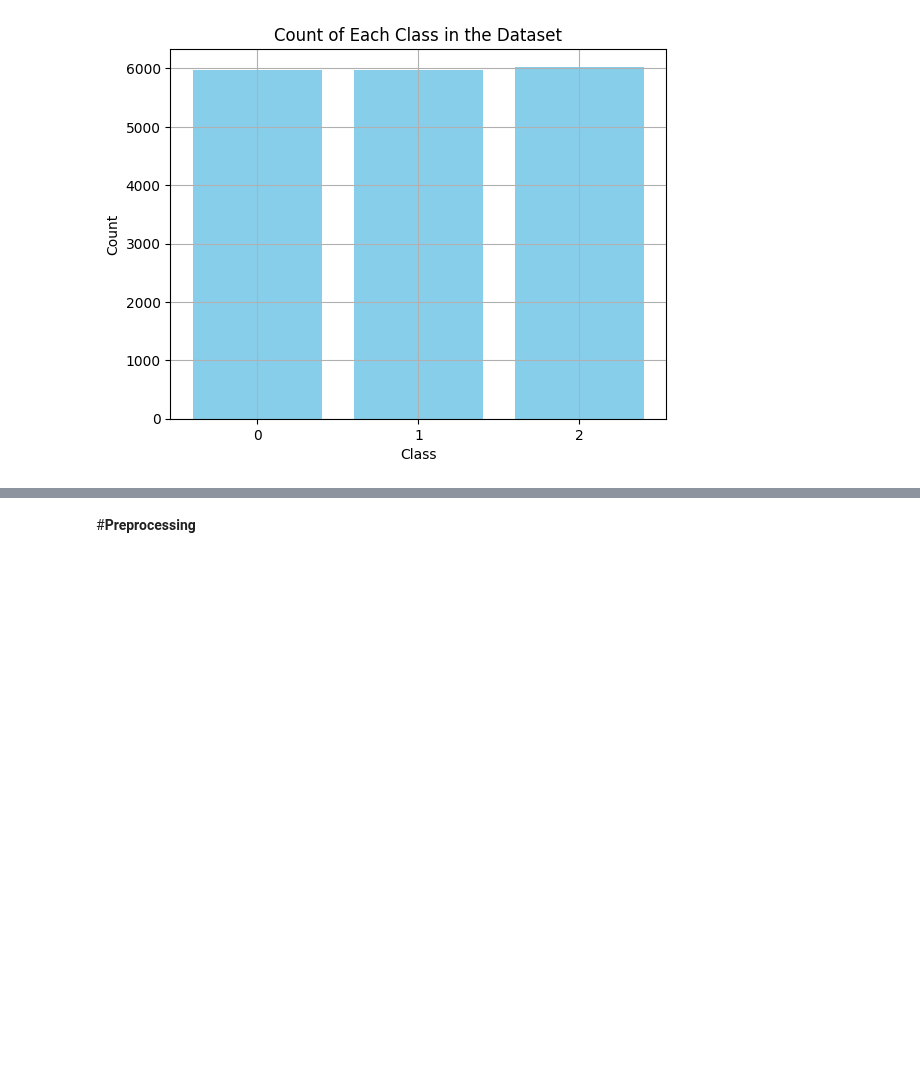
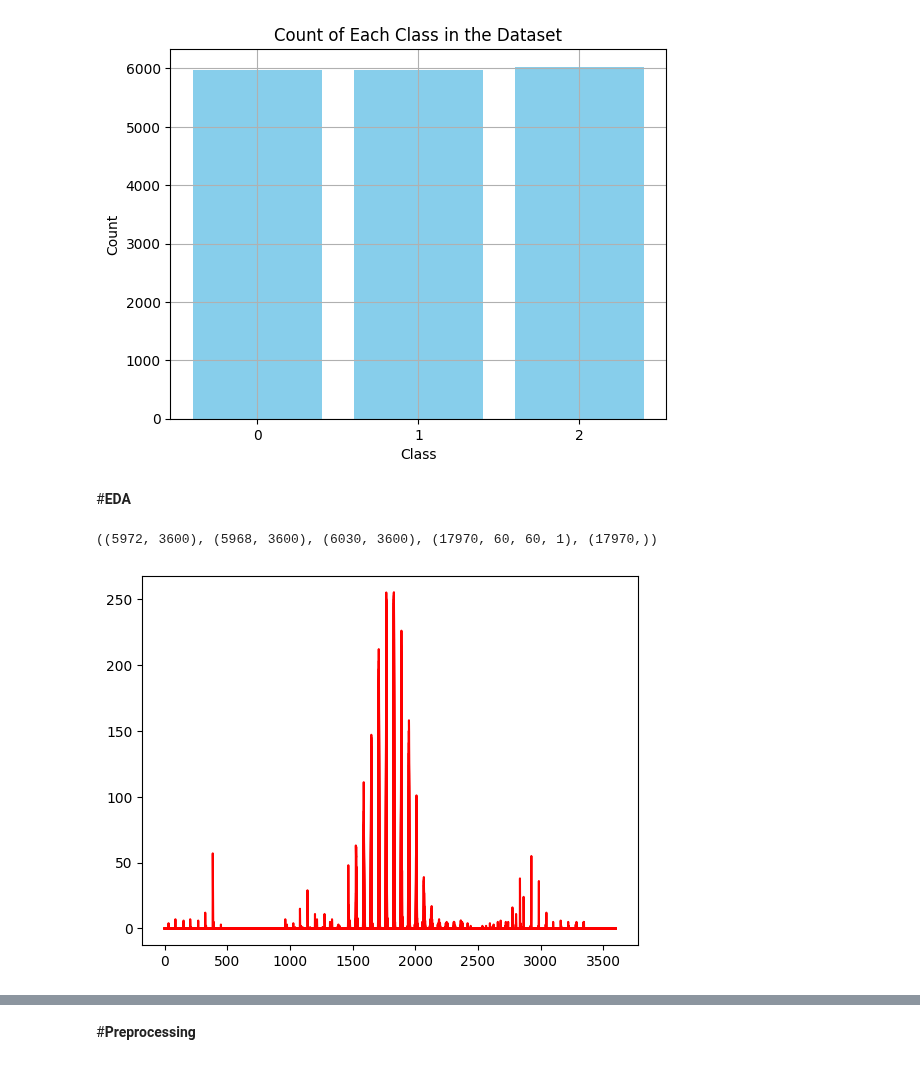
Before and after one commit to FaridRash/DATA-MINING-MACHINE-LEARNING-semester-2-, a Jupyter notebook: The Final Project/Notebooks/Farid/Farid_CNN_Colab.ipynb, the cells around one changed output, grey strips where cells are left out. Cells and saved outputs as stored; diff of their text form; code cells hidden in the pictures; blank space fills up the shorter version.

```diff
--- a/The Final Project/Notebooks/Farid/Farid_CNN_Colab.ipynb
+++ b/The Final Project/Notebooks/Farid/Farid_CNN_Colab.ipynb
@@ -324,3 +322,35 @@ plt.xticks(range(3))
 plt.show()
 # %% [output]
 [figure]
+# %% [markdown]
+#**EDA**
+# %%
+class_0_flatten = []
+class_1_flatten = []
+class_2_flatten = []
+
+
+for image in final_data[final_labels == 0]:
+    class_0_flatten.append(image.flatten())
+
+for image in final_data[final_labels == 1]:
+    class_1_flatten.append(image.flatten())
+
+for image in final_data[final_labels == 2]:
+    class_2_flatten.append(image.flatten())
+
+
+class_0_flatten = np.array(class_0_flatten, dtype='uint8')
+class_1_flatten = np.array(class_1_flatten, dtype='uint8')
+class_2_flatten = np.array(class_2_flatten, dtype='uint8')
+
+class_0_flatten.shape, class_1_flatten.shape, class_2_flatten.shape, final_data.shape, final_labels.shape
+# %% [output]
+((5972, 3600), (5968, 3600), (6030, 3600), (17970, 60, 60, 1), (17970,))
+# %%
+for i in range(10):
+    plt.plot(class_0_flatten[i], color='red')
+
+plt.show();
+# %% [output]
+[figure, added]
```
Also changed, not shown: parts of 11 cells of this notebook.
